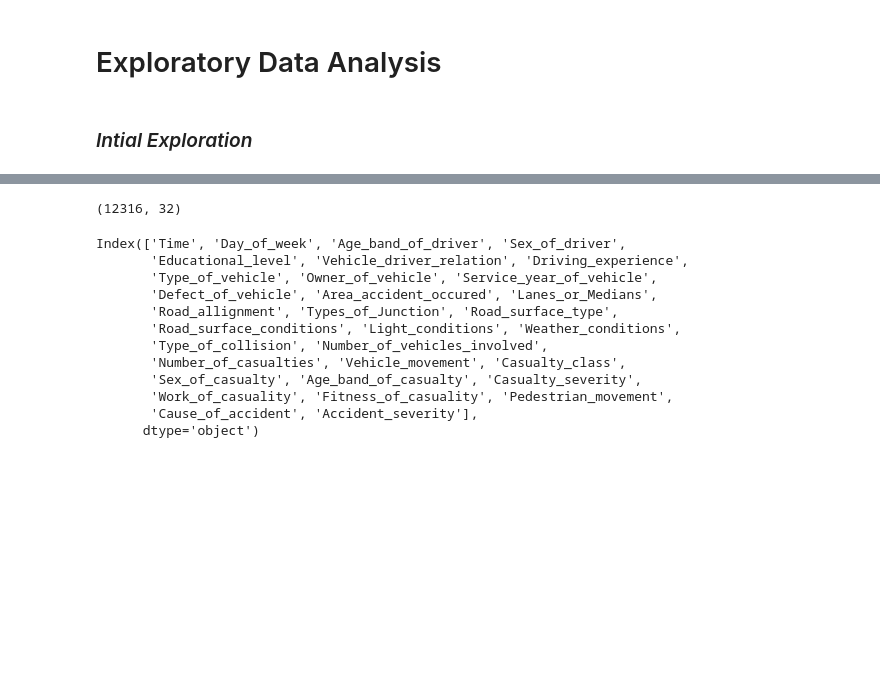
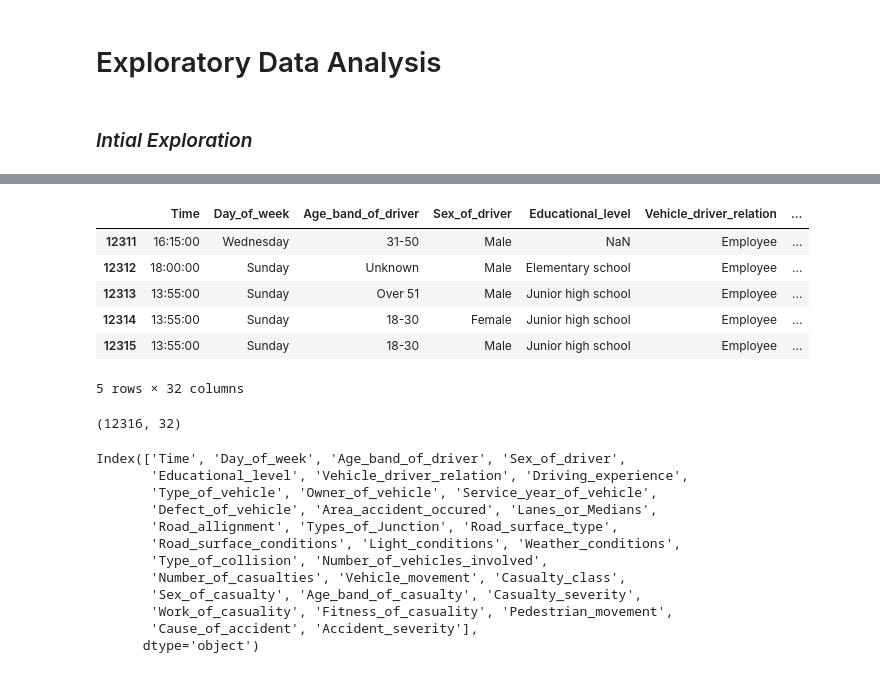
Before and after one commit to Teshager21/accident-analysis-addis_ababa, a Jupyter notebook: accident-analysis-addis_ababa.ipynb, the cells around one changed output, grey strips where cells are left out. Cells and saved outputs as stored; diff of their text form; code cells hidden in the pictures; blank space fills up the shorter version.

```diff
--- a/accident-analysis-addis_ababa.ipynb
+++ b/accident-analysis-addis_ababa.ipynb
@@ -32,3 +45,13 @@ df
+# %%
+df.tail()
+# %% [output]
+|  | Time | Day_of_week | Age_band_of_driver | Sex_of_driver | Educational_level | Vehicle_driver_relation | ... |
+| 12311 | 16:15:00 | Wednesday | 31-50 | Male | NaN | Employee | ... |
+| 12312 | 18:00:00 | Sunday | Unknown | Male | Elementary school | Employee | ... |
+| 12313 | 13:55:00 | Sunday | Over 51 | Male | Junior high school | Employee | ... |
+| 12314 | 13:55:00 | Sunday | 18-30 | Female | Junior high school | Employee | ... |
+| 12315 | 13:55:00 | Sunday | 18-30 | Male | Junior high school | Employee | ... |
+5 rows × 32 columns
 # %%
 df.shape
 # %% [output]
```
Also changed, not shown: parts of 13 cells of this notebook.
